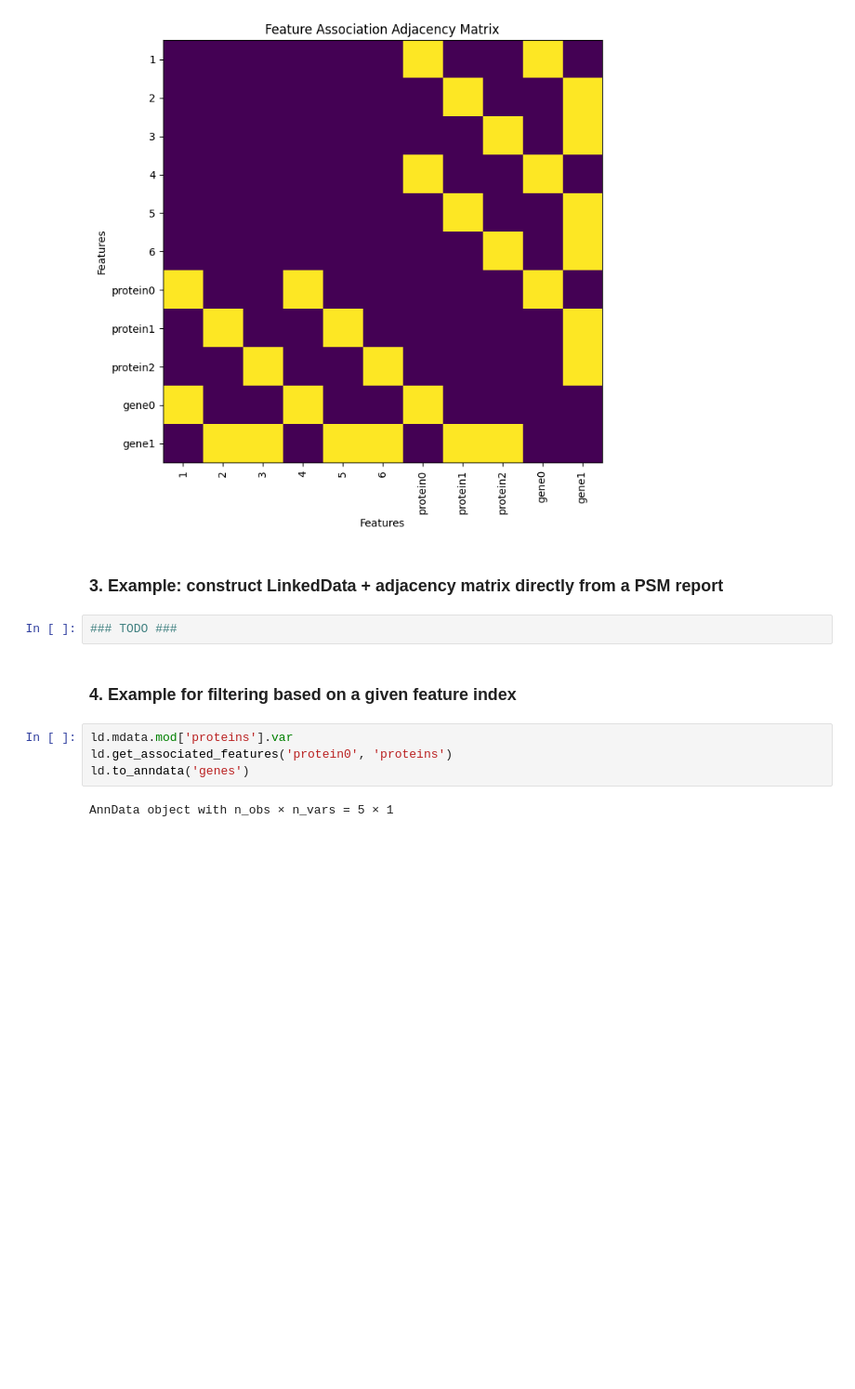
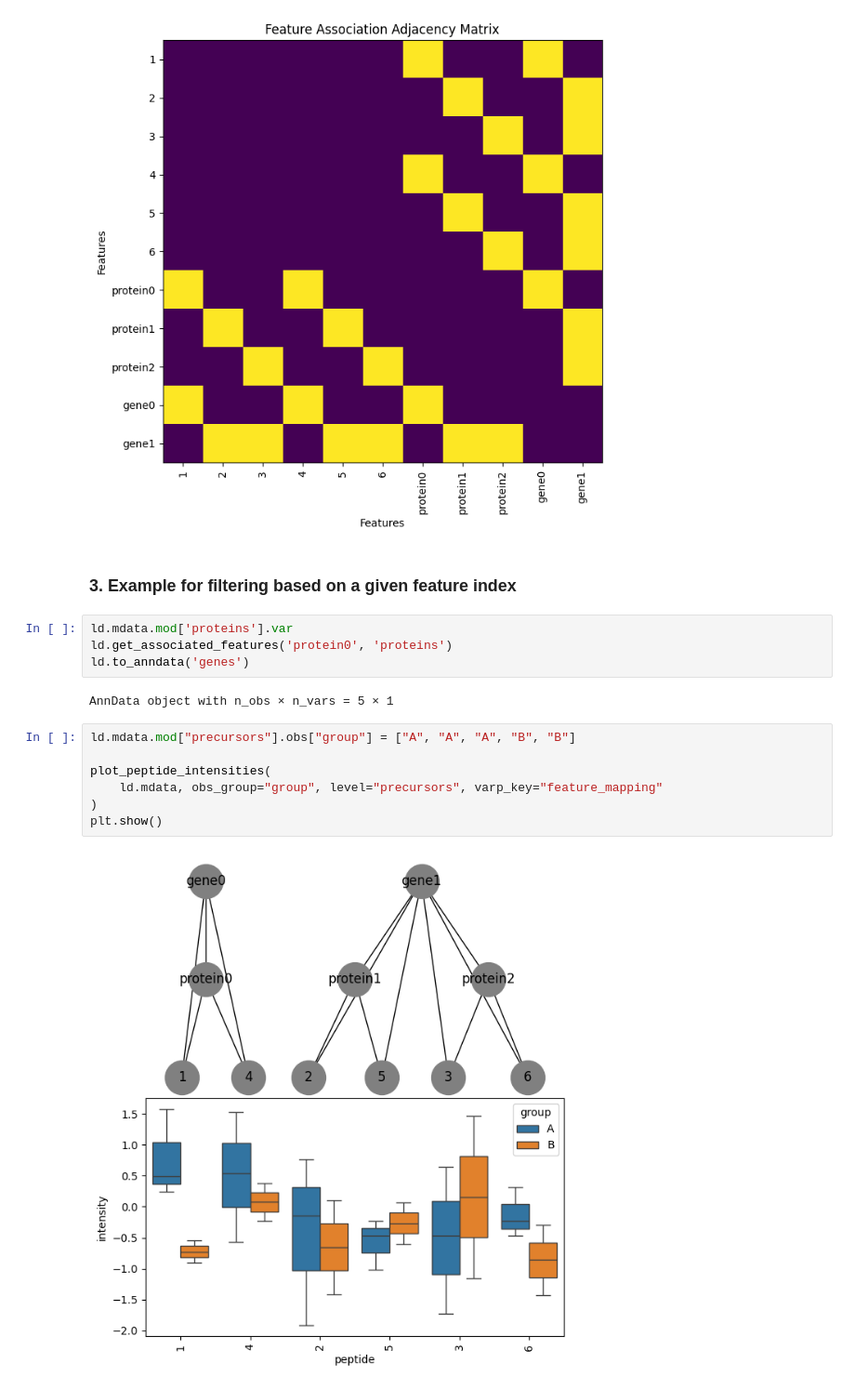
Before and after one commit to scverse/202603_hackathon_proteomics, a Jupyter notebook: msmudata/notebooks/linked_data_draft.ipynb, the cells around one changed output. Shown at 93% size. Cells and saved outputs as stored; diff of their text form; blank space fills up the shorter version.

Commit message:
Update linked notebook with plot

```diff
--- a/msmudata/notebooks/linked_data_draft.ipynb
+++ b/msmudata/notebooks/linked_data_draft.ipynb
@@ -46,15 +46,20 @@ ld.add_mudata(example_mudata)
 show_adjacency_matrix(ld.mdata)
 # %% [output]
 [figure]
-# %% [markdown]
-### 3. Example: construct LinkedData + adjacency matrix directly from a PSM report
-# %%
-### TODO ###
 # %% [markdown]
-### 4. Example for filtering based on a given feature index
+### 3. Example for filtering based on a given feature index
 # %%
 ld.mdata.mod['proteins'].var
 ld.get_associated_features('protein0', 'proteins')
 ld.to_anndata('genes')
 # %% [output]
 AnnData object with n_obs × n_vars = 5 × 1
+# %%
+ld.mdata.mod["precursors"].obs["group"] = ["A", "A", "A", "B", "B"]
+
+plot_peptide_intensities(
+    ld.mdata, obs_group="group", level="precursors", varp_key="feature_mapping"
+)
+plt.show()
+# %% [output]
+[figure, added]
```
Also changed, not shown: parts of 1 cell of this notebook.
